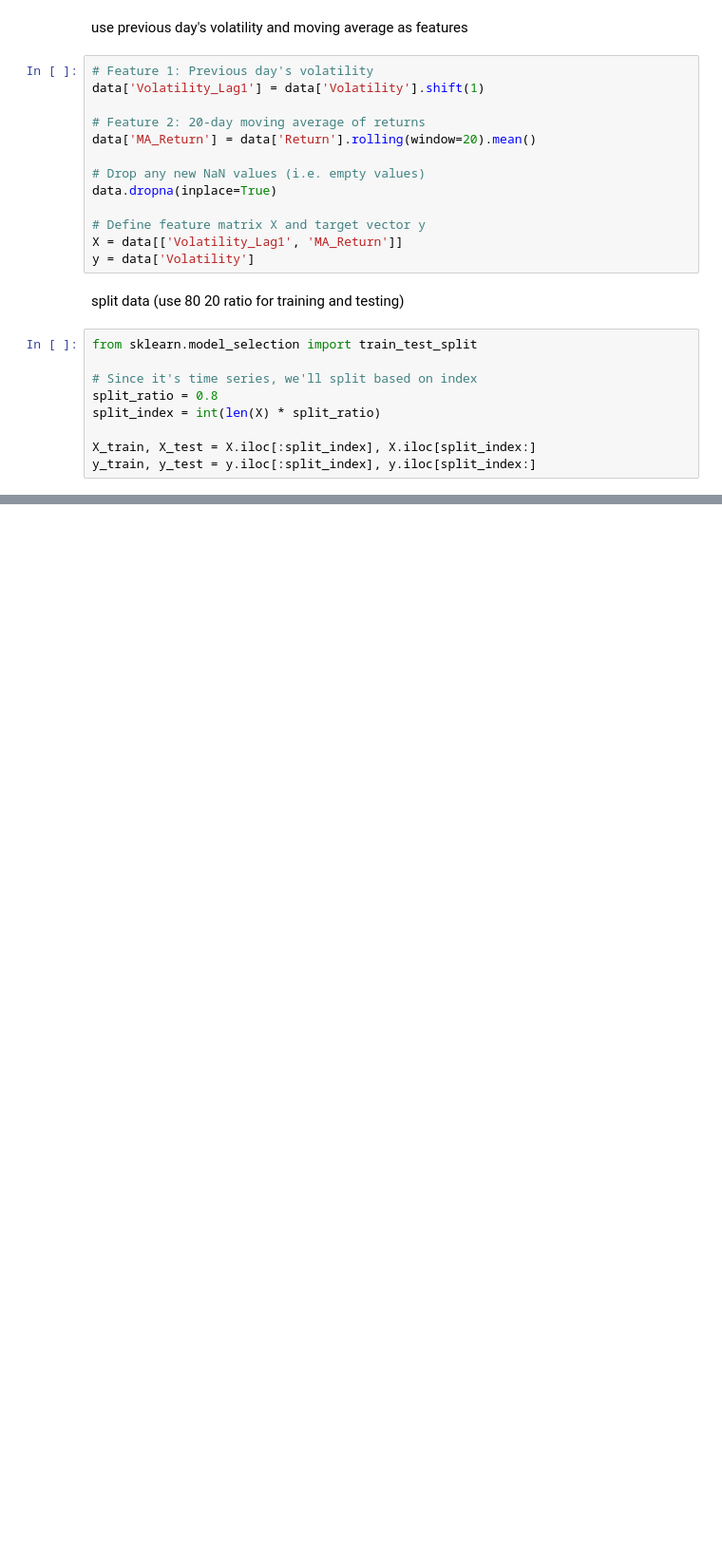
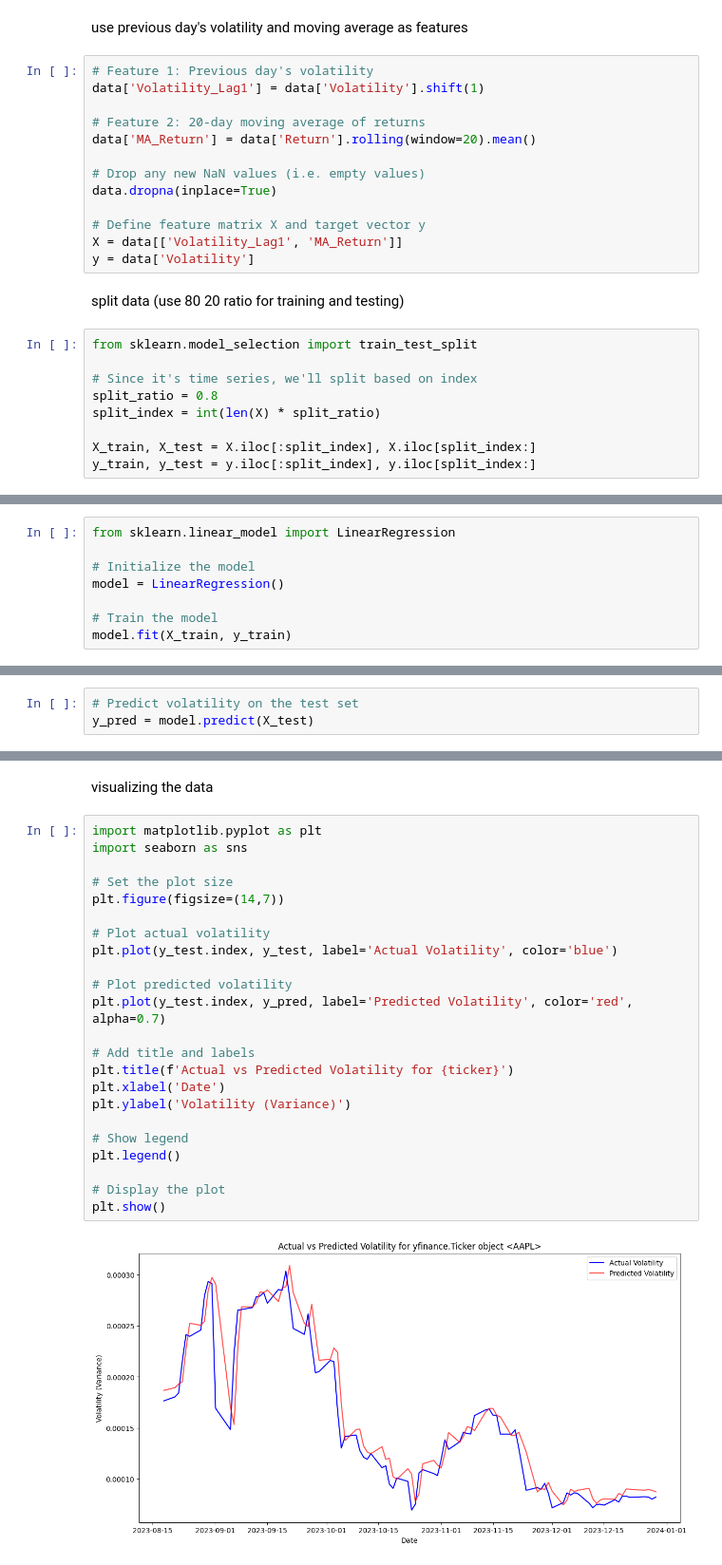
Before and after one commit to rein-m/SCGQR, a Jupyter notebook: nelsonvarianceMLmodel.ipynb, the cells around one changed output, grey strips where cells are left out. Shown: that part at 95% size. Drawn from its saved outputs; the diff is of its cells as text; blank space fills up the shorter version.

```diff
--- a/nelsonvarianceMLmodel.ipynb
+++ b/nelsonvarianceMLmodel.ipynb
@@ -64,0 +76,8 @@ y_train, y_test = y.iloc[:split_index], y.iloc[split_index:]
+# %%
+from sklearn.linear_model import LinearRegression
+
+# Initialize the model
+model = LinearRegression()
+
+# Train the model
+model.fit(X_train, y_train)
@@ -64,0 +88,3 @@ y_train, y_test = y.iloc[:split_index], y.iloc[split_index:]
+# %%
+# Predict volatility on the test set
+y_pred = model.predict(X_test)
@@ -64,0 +106,27 @@ y_train, y_test = y.iloc[:split_index], y.iloc[split_index:]
+# %% [markdown]
+visualizing the data
+# %%
+import matplotlib.pyplot as plt
+import seaborn as sns
+
+# Set the plot size
+plt.figure(figsize=(14,7))
+
+# Plot actual volatility
+plt.plot(y_test.index, y_test, label='Actual Volatility', color='blue')
+
+# Plot predicted volatility
+plt.plot(y_test.index, y_pred, label='Predicted Volatility', color='red', alpha=0.7)
+
+# Add title and labels
+plt.title(f'Actual vs Predicted Volatility for {ticker}')
+plt.xlabel('Date')
+plt.ylabel('Volatility (Variance)')
+
+# Show legend
+plt.legend()
+
+# Display the plot
+plt.show()
+# %% [output]
+[figure, added]
```
Also changed, not shown: parts of 6 cells of this notebook.
